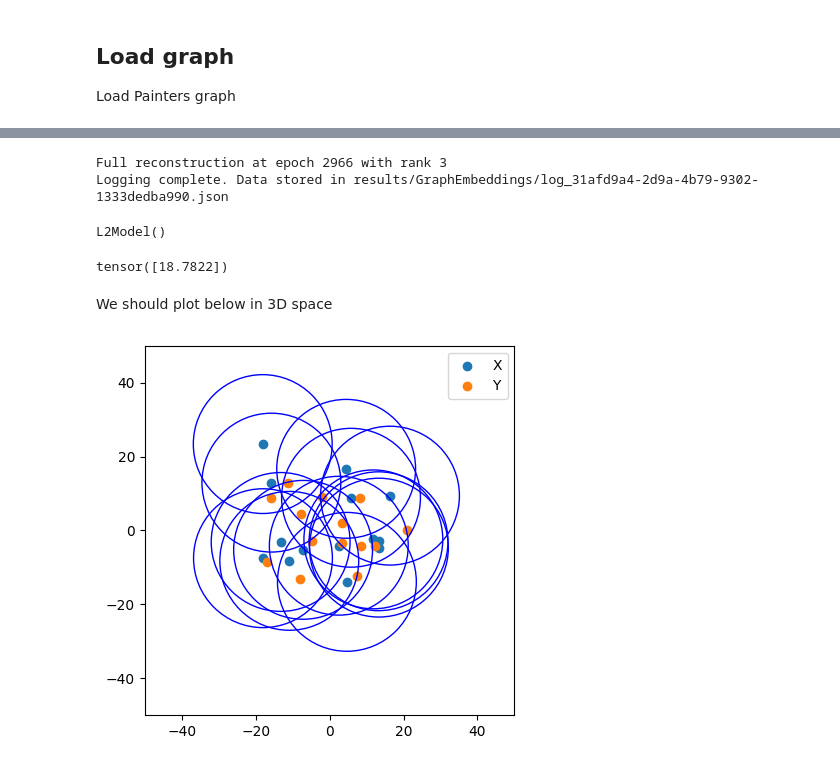
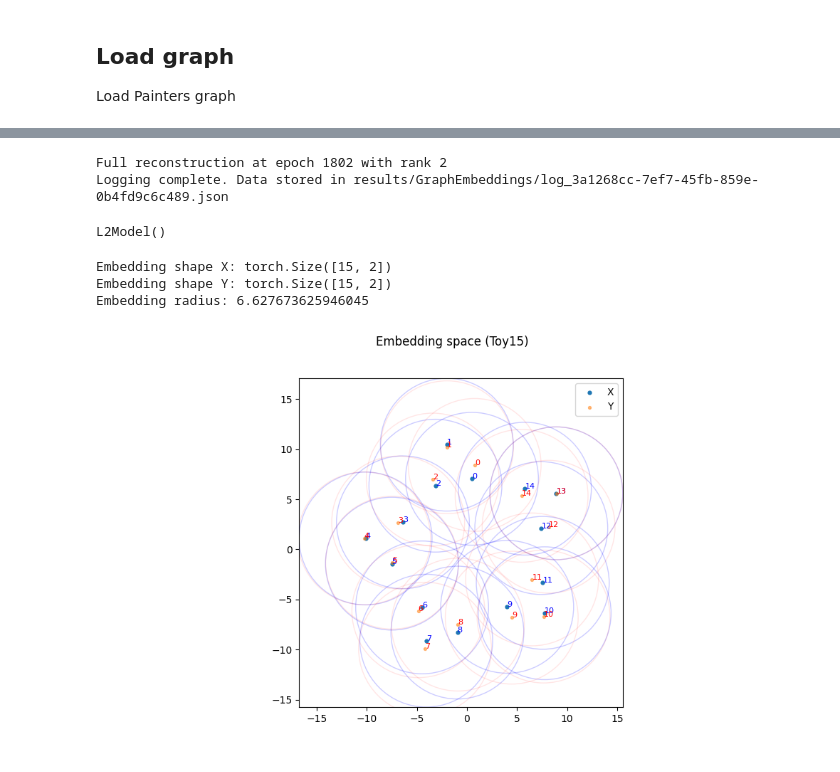
Before and after one commit to AndreasLF/HowLowCanYouGo, a Jupyter notebook: notebooks/Embeddings.ipynb, the cells around one changed output, grey strips where cells are left out. Drawn from its saved outputs; the diff is of its cells as text; code cells hidden in the pictures.

Commit message:
Explored painter dataset, sliced cora and toy dataset

```diff
--- a/notebooks/Embeddings.ipynb
+++ b/notebooks/Embeddings.ipynb
@@ -40,0 +270,4 @@ Train a graph embedding model using GraphEmbeddings framework and $rank = 2$
+# %%
+# Load cora dataset
+X, Y, beta = torch.load('/Users/alf/Repos/GraphEmbeddings/results/models/model_cora100_rank2_FR.pt', map_location=torch.device('cpu'))
+X, Y, beta = X.detach(), Y.detach(), beta.detach()
@@ -49,47 +426,67 @@ device = torch.device('cuda' if torch.cuda.is_available() else 'cpu')
 # Train model
 loss_fn = L2_loss
 learning_rate = 1e-2
-num_epochs = 10000
-rank = 3
+num_epochs = 40000
+rank = 2
 
 # Initialize the trainer
-trainer = Trainer(adj=adj, model_class=L2Model, loss_fn=loss_fn, model_init='random',
+trainer = Trainer(adj=adj_toy, model_class=L2Model, loss_fn=loss_fn, model_init='random',
                   threshold=10e-5, num_epochs=num_epochs, save_ckpt='results/model.pt', optim_type='adam', # 'lbfgs', 'adam', 'sgd
                   device=device, loggers=[JSONLogger])#, wandb])
 
 
-save_path = f'/Users/alf/Repos/GraphEmbeddings/results/models/model_paintings_rank{rank}.pt'
+save_path = f'/Users/alf/Repos/GraphEmbeddings/results/models/model_toy{toy_data_size}_rank{rank}.pt'
 trainer.train(rank = rank, lr=learning_rate, save_path=save_path)
 # %% [output]
-Full reconstruction at epoch 2966 with rank 3
-Logging complete. Data stored in results/GraphEmbeddings/log_31afd9a4-2d9a-4b79-9302-1333dedba990.json
+Full reconstruction at epoch 1802 with rank 2
+Logging complete. Data stored in results/GraphEmbeddings/log_3a1268cc-7ef7-45fb-859e-0b4fd9c6c489.json
 L2Model()
-# %%
-# load saved model
-path = f'/Users/alf/Repos/GraphEmbeddings/results/models/model_paintings_rank{rank}_FR.pt'
-X,Y, beta = torch.load(path)
-X, Y, beta = X.detach(), Y.detach(), beta.detach()
-
-print(beta)
-# %% [output]
-tensor([18.7822])
-# %% [markdown]
-We should plot below in 3D space
+# %%
+X_toy, Y_toy, beta_toy = torch.load(f'/Users/alf/Repos/GraphEmbeddings/results/models/model_toy{toy_data_size}_rank{rank}_FR.pt', map_location=torch.device('cpu'))
+X_toy, Y_toy, beta_toy = X_toy.detach(), Y_toy.detach(), beta_toy.detach()
+print("Embedding shape X:", X_toy.shape)
+print("Embedding shape Y:", Y_toy.shape)
+print("Embedding radius:", beta_toy.item())
+# %% [output]
+Embedding shape X: torch.Size([15, 2])
+Embedding shape Y: torch.Size([15, 2])
+Embedding radius: 6.627673625946045
 # %%
-plt.scatter(X[:,0], X[:,1], label="X")
-plt.scatter(Y[:,0], Y[:,1], label="Y")
+# scatter plot
+plt.figure(figsize=(10, 6))
+plt.scatter(X_toy[:,0].numpy(), X_toy[:,1].numpy(), label='X', s=12)
+plt.scatter(Y_toy[:,0].numpy(), Y_toy[:,1].numpy(), label='Y', s=8, alpha=0.5)
+
+# Add number to each point
+for i in range(X_toy.shape[0]):
+    plt.text(X_toy[i,0], X_toy[i,1], str(i), fontsize=8, color='blue')
+
+for i in range(Y_toy.shape[0]):
+    plt.text(Y_toy[i,0], Y_toy[i,1], str(i), fontsize=8, color='red')
+
+
 # plot circle around each point with radius beta
-for i in range(X.shape[0]):
-    circle = plt.Circle((X[i,0], X[i,1]), beta, color='blue', fill=False)
+for i in range(X_toy.shape[0]):
+    circle = plt.Circle((X_toy[i,0], X_toy[i,1]), beta_toy, color='blue', fill=False, alpha=0.2)
+
+    plt.gcf().gca().add_artist(circle)
+
+for i in range(Y_toy.shape[0]):
+    circle = plt.Circle((Y_toy[i,0], Y_toy[i,1]), beta_toy, color='red', fill=False, alpha=0.1)
 
     plt.gcf().gca().add_artist(circle)
 
 # x, y limits of the plot
-plt.xlim(-50,50)
-plt.ylim(-50,50)
+x_min, x_max = X_toy[:,0].min().item(), X_toy[:,0].max().item()
+y_min, y_max = X_toy[:,1].min().item(), X_toy[:,1].max().item()
+
+plt.xlim(x_min-beta_toy, x_max+beta_toy)
+plt.ylim(y_min-beta_toy, y_max+beta_toy)
+
 # Make plot square
 plt.gca().set_aspect('equal', adjustable='box')
+plt.suptitle(f'Embedding space (Toy{toy_data_size})')
 plt.legend()
 plt.show()
 # %% [output]
-[figure, old version]
+[figure, new version]
```
Also changed, not shown: parts of 34 cells of this notebook.
